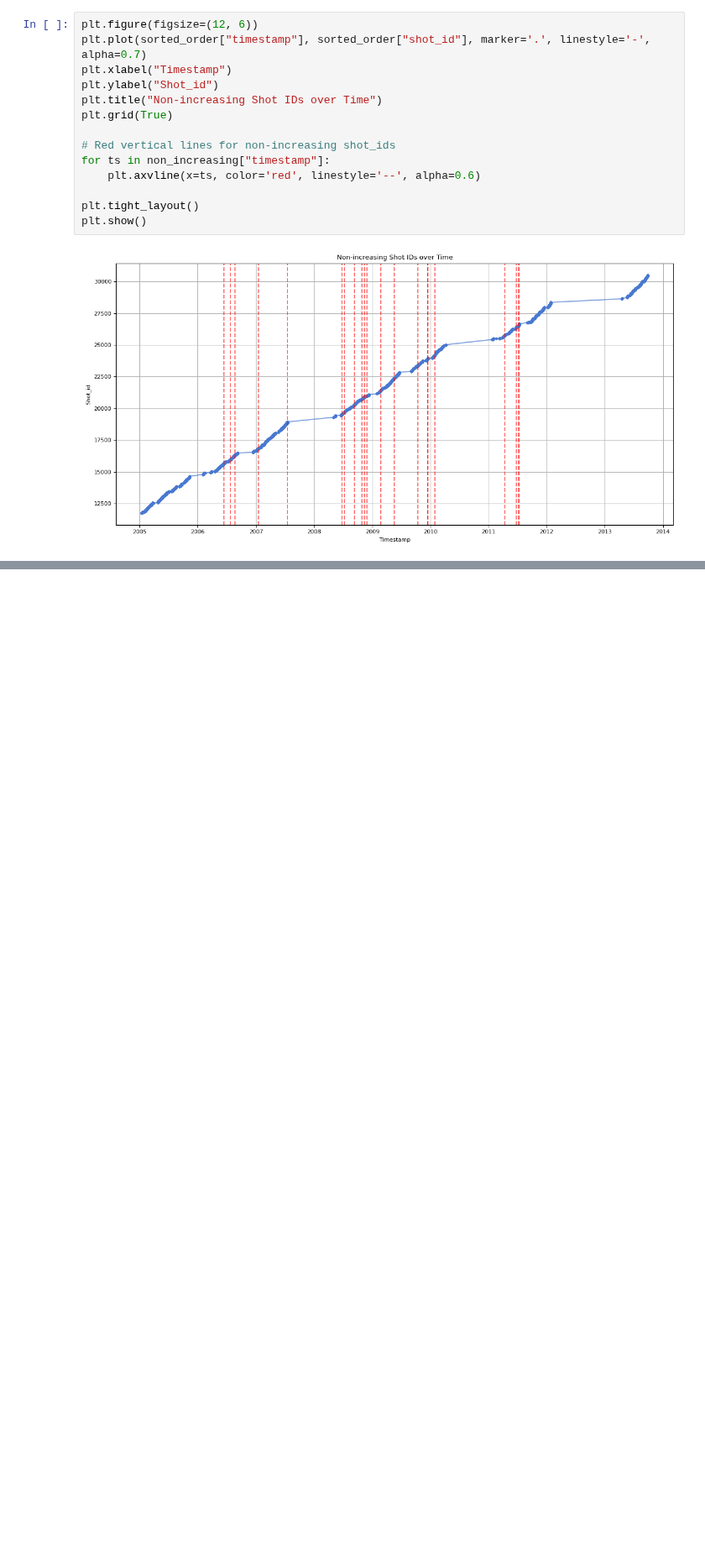
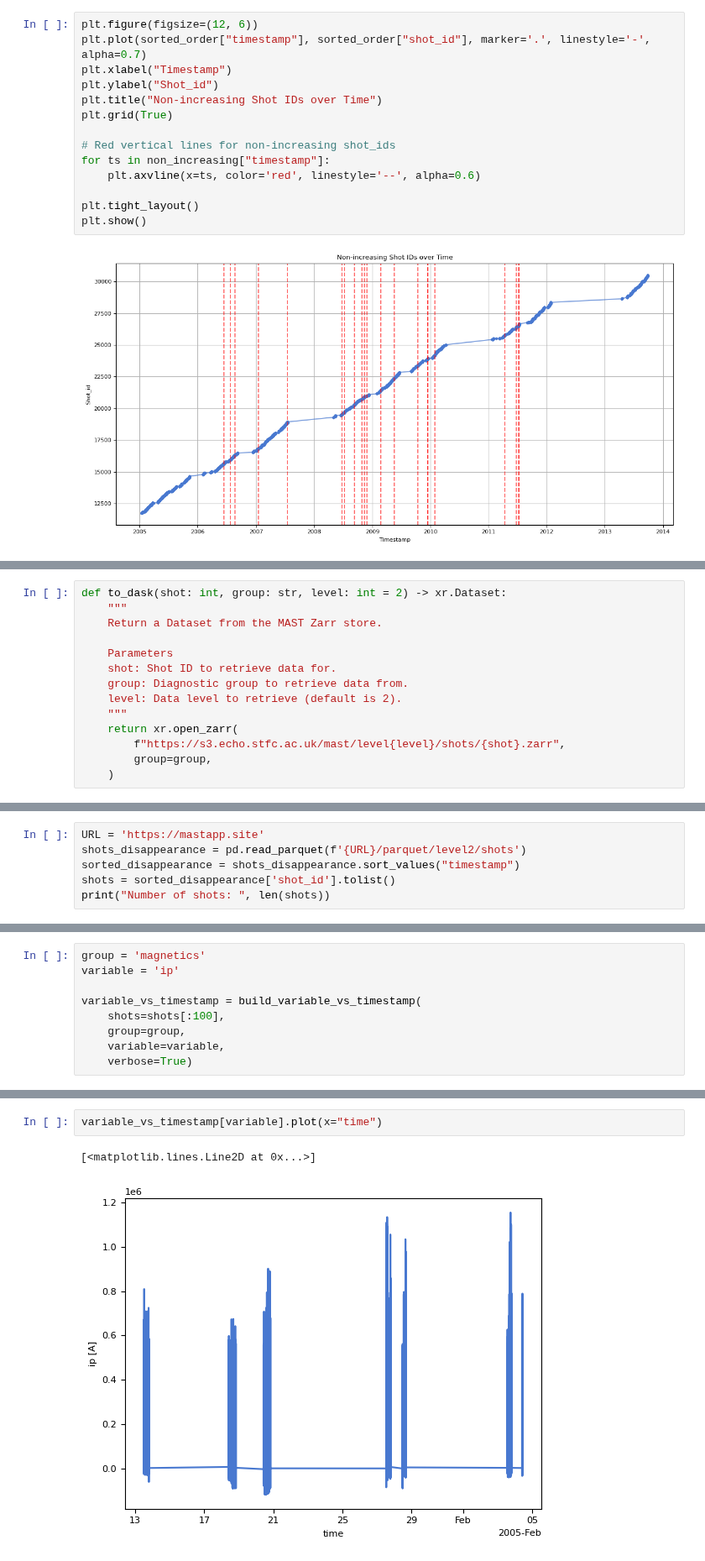
Before and after one commit to LouisBrusset/ITER-magnetics-diagnostic-analysis, a Jupyter notebook: src/magnetics_diagnostic_analysis/data_analysis/metadata_analysis.ipynb, the cells around one changed output, grey strips where cells are left out. Shown at 84% size. Drawn from its saved outputs; the diff is of its cells as text; blank space fills up the shorter version.

Commit message:
Analysis through time begining

```diff
--- a/src/magnetics_diagnostic_analysis/data_analysis/metadata_analysis.ipynb
+++ b/src/magnetics_diagnostic_analysis/data_analysis/metadata_analysis.ipynb
@@ -469,0 +475,14 @@ plt.show()
+# %%
+def to_dask(shot: int, group: str, level: int = 2) -> xr.Dataset:
+    """
+    Return a Dataset from the MAST Zarr store.
+
+    Parameters
+    shot: Shot ID to retrieve data for.
+    group: Diagnostic group to retrieve data from.
+    level: Data level to retrieve (default is 2).
+    """
+    return xr.open_zarr(
+        f"https://s3.echo.stfc.ac.uk/mast/level{level}/shots/{shot}.zarr",
+        group=group,
+    )
@@ -469,0 +564,6 @@ plt.show()
+# %%
+URL = 'https://mastapp.site'
+shots_disappearance = pd.read_parquet(f'{URL}/parquet/level2/shots')
+sorted_disappearance = shots_disappearance.sort_values("timestamp")
+shots = sorted_disappearance['shot_id'].tolist()
+print("Number of shots: ", len(shots))
@@ -469,0 +572,9 @@ plt.show()
+# %%
+group = 'magnetics'
+variable = 'ip'
+
+variable_vs_timestamp = build_variable_vs_timestamp(
+    shots=shots[:100],
+    group=group,
+    variable=variable,
+    verbose=True)
@@ -469,0 +590,5 @@ plt.show()
+# %%
+variable_vs_timestamp[variable].plot(x="time")
+# %% [output]
+[<matplotlib.lines.Line2D at 0x...>]
+[figure, added]
```
Also changed, not shown: parts of 19 cells of this notebook, 3 other files.
